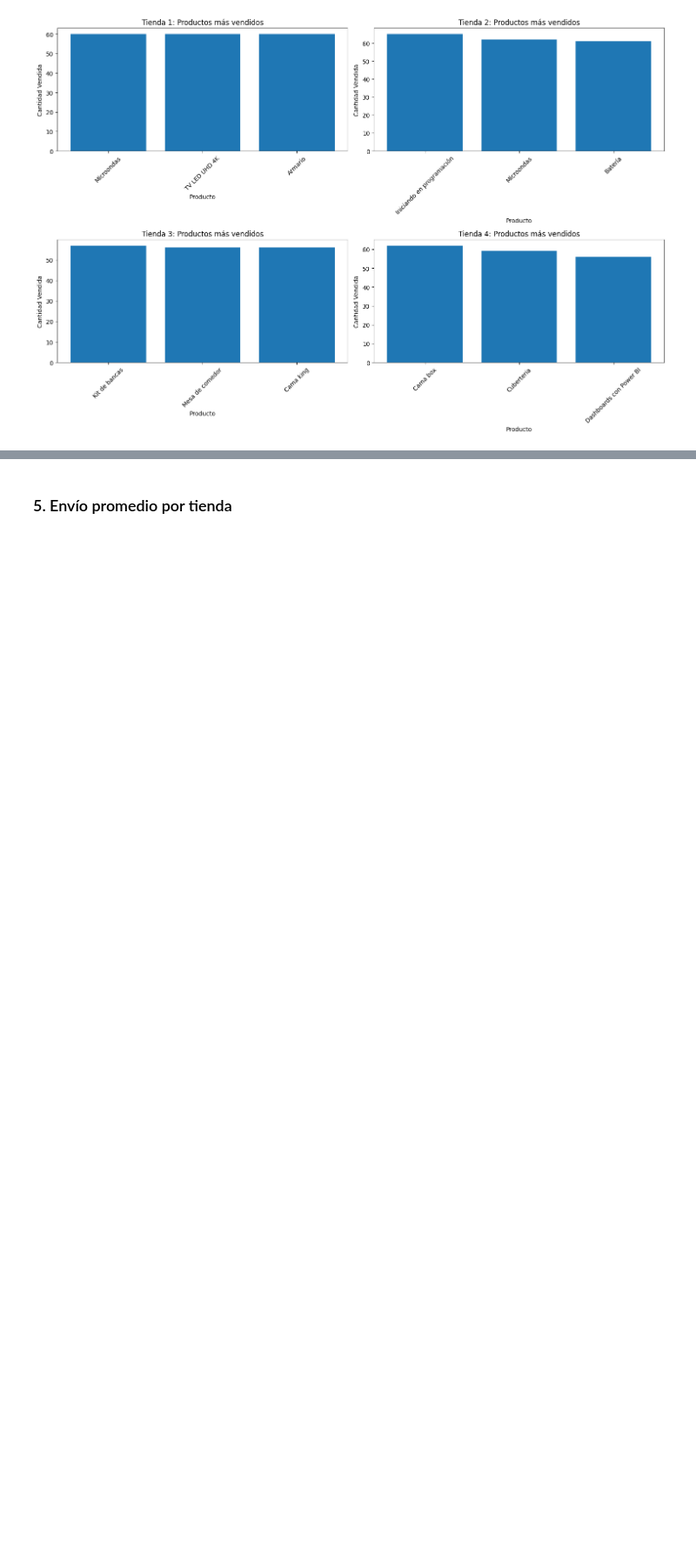
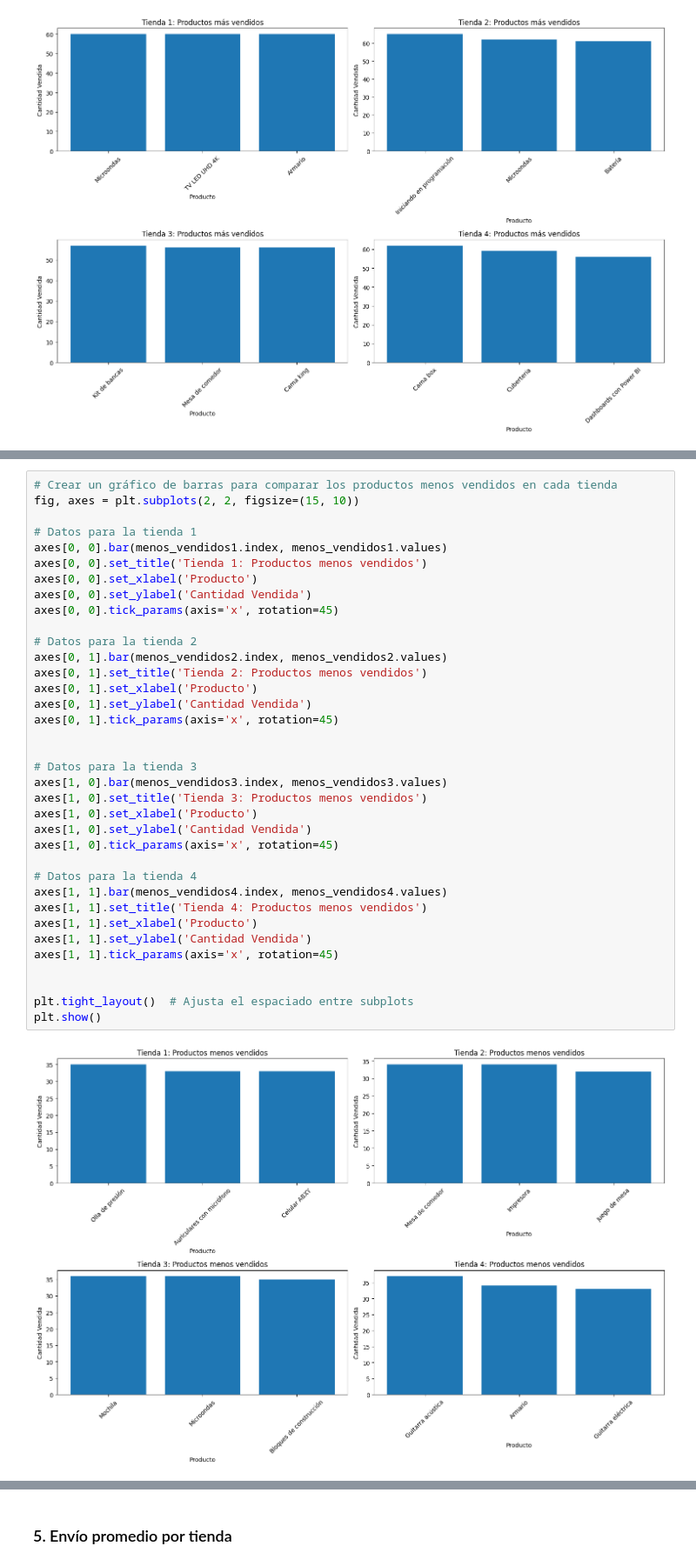
Before and after one commit to vanessa-oreza/Alura-Store, a Jupyter notebook: AluraStoreLatam.ipynb, the cells around one changed output, grey strips where cells are left out. Shown at 87% size. Drawn from its saved outputs; the diff is of its cells as text; blank space fills up the shorter version.

```diff
--- a/AluraStoreLatam.ipynb
+++ b/AluraStoreLatam.ipynb
@@ -334,0 +340,38 @@ El análisis revela diferencias importantes en los perfiles de consumo entre tie
+# %%
+# Crear un gráfico de barras para comparar los productos menos vendidos en cada tienda
+fig, axes = plt.subplots(2, 2, figsize=(15, 10))
+
+# Datos para la tienda 1
+axes[0, 0].bar(menos_vendidos1.index, menos_vendidos1.values)
+axes[0, 0].set_title('Tienda 1: Productos menos vendidos')
+axes[0, 0].set_xlabel('Producto')
+axes[0, 0].set_ylabel('Cantidad Vendida')
+axes[0, 0].tick_params(axis='x', rotation=45)
+
+# Datos para la tienda 2
+axes[0, 1].bar(menos_vendidos2.index, menos_vendidos2.values)
+axes[0, 1].set_title('Tienda 2: Productos menos vendidos')
+axes[0, 1].set_xlabel('Producto')
+axes[0, 1].set_ylabel('Cantidad Vendida')
+axes[0, 1].tick_params(axis='x', rotation=45)
+
+
+# Datos para la tienda 3
+axes[1, 0].bar(menos_vendidos3.index, menos_vendidos3.values)
+axes[1, 0].set_title('Tienda 3: Productos menos vendidos')
+axes[1, 0].set_xlabel('Producto')
+axes[1, 0].set_ylabel('Cantidad Vendida')
+axes[1, 0].tick_params(axis='x', rotation=45)
+
+# Datos para la tienda 4
+axes[1, 1].bar(menos_vendidos4.index, menos_vendidos4.values)
+axes[1, 1].set_title('Tienda 4: Productos menos vendidos')
+axes[1, 1].set_xlabel('Producto')
+axes[1, 1].set_ylabel('Cantidad Vendida')
+axes[1, 1].tick_params(axis='x', rotation=45)
+
+
+plt.tight_layout()  # Ajusta el espaciado entre subplots
+plt.show()
+# %% [output]
+[figure, added]
```
Also changed, not shown: parts of 34 cells of this notebook.
